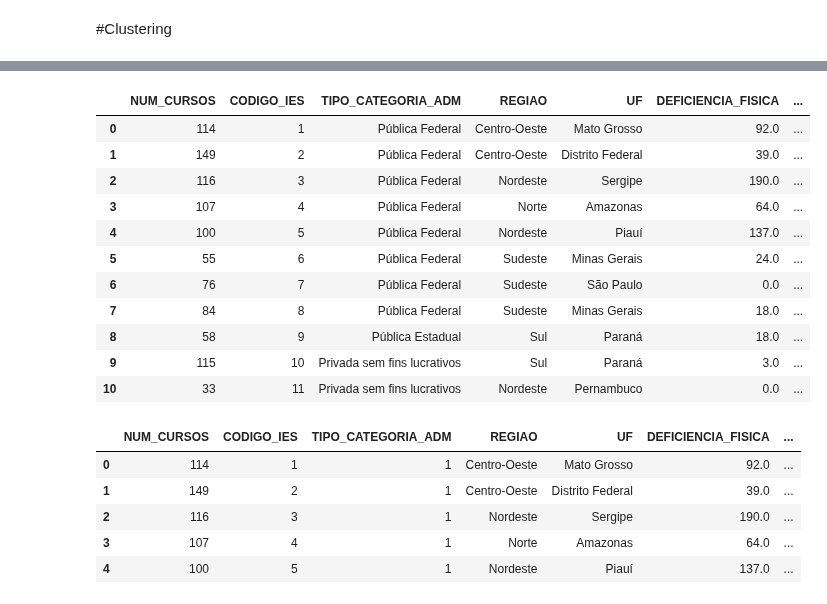
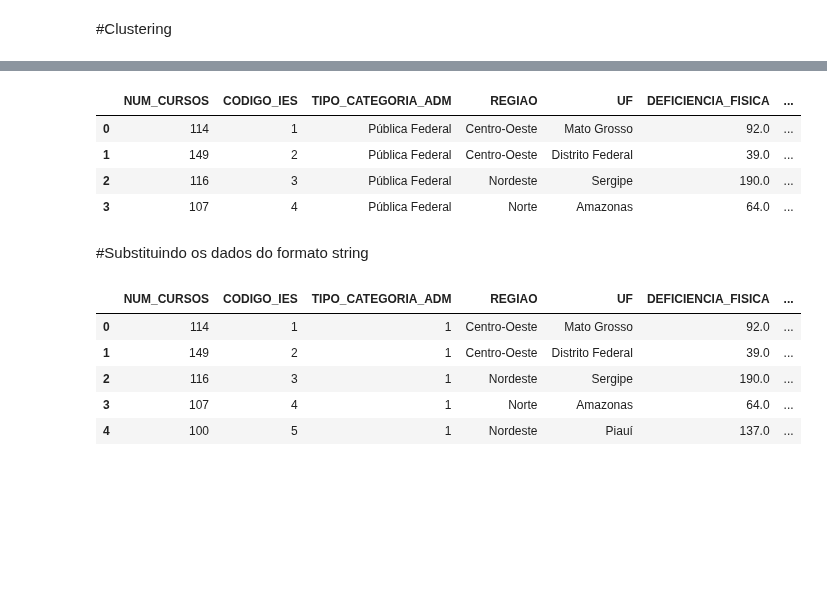
Before and after one commit to roxacarv/edulearn, a Jupyter notebook: Edulearn_clustering.ipynb, the cells around one changed output, grey strips where cells are left out. Cells and saved outputs as stored; diff of their text form; code cells hidden in the pictures; blank space fills up the shorter version.

```diff
--- a/Edulearn_clustering.ipynb
+++ b/Edulearn_clustering.ipynb
@@ -13,17 +41,11 @@ import numpy as np
 # %%
+#Importando os dados
 df = pd.read_csv("dados_ies.csv", sep=',', encoding='latin1', index_col=0)
-df.head(11)
+df.head(4)
 # %% [output]
 |  | NUM_CURSOS | CODIGO_IES | TIPO_CATEGORIA_ADM | REGIAO | UF | DEFICIENCIA_FISICA | ... |
 | 0 | 114 | 1 | Pública Federal | Centro-Oeste | Mato Grosso | 92.0 | ... |
 | 1 | 149 | 2 | Pública Federal | Centro-Oeste | Distrito Federal | 39.0 | ... |
 | 2 | 116 | 3 | Pública Federal | Nordeste | Sergipe | 190.0 | ... |
 | 3 | 107 | 4 | Pública Federal | Norte | Amazonas | 64.0 | ... |
-| 4 | 100 | 5 | Pública Federal | Nordeste | Piauí | 137.0 | ... |
-| 5 | 55 | 6 | Pública Federal | Sudeste | Minas Gerais | 24.0 | ... |
-| 6 | 76 | 7 | Pública Federal | Sudeste | São Paulo | 0.0 | ... |
-| 7 | 84 | 8 | Pública Federal | Sudeste | Minas Gerais | 18.0 | ... |
-| 8 | 58 | 9 | Pública Estadual | Sul | Paraná | 18.0 | ... |
-| 9 | 115 | 10 | Privada sem fins lucrativos | Sul | Paraná | 3.0 | ... |
-| 10 | 33 | 11 | Privada sem fins lucrativos | Nordeste | Pernambuco | 0.0 | ... |
 # %%
@@ -30,4 +53,6 @@ df.head(11)
 df = df.loc[df['TIPO_CATEGORIA_ADM'].isin(['Pública Federal','Pública Estadual','Pública Municipal'])]
+# %% [markdown]
+#Substituindo os dados do formato string
 # %%
 #Substituindo o tipo de categoria administrativa para um código
 categoria_adm = {
```
Also changed, not shown: parts of 13 cells of this notebook.
